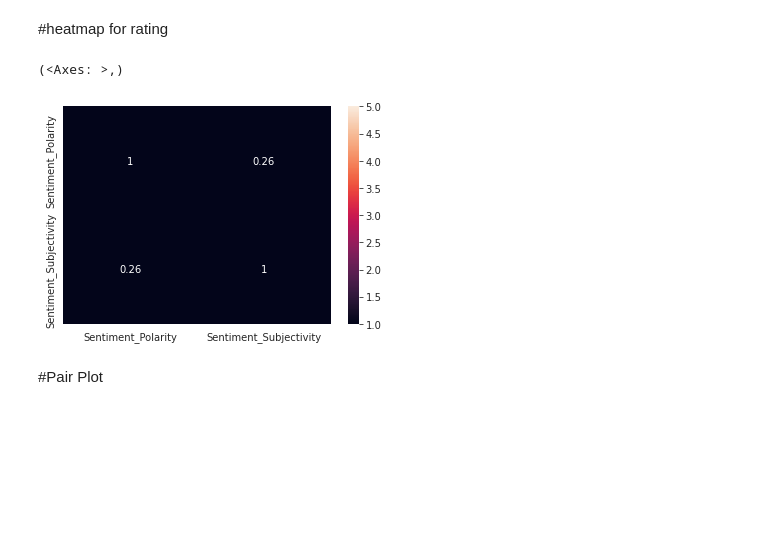
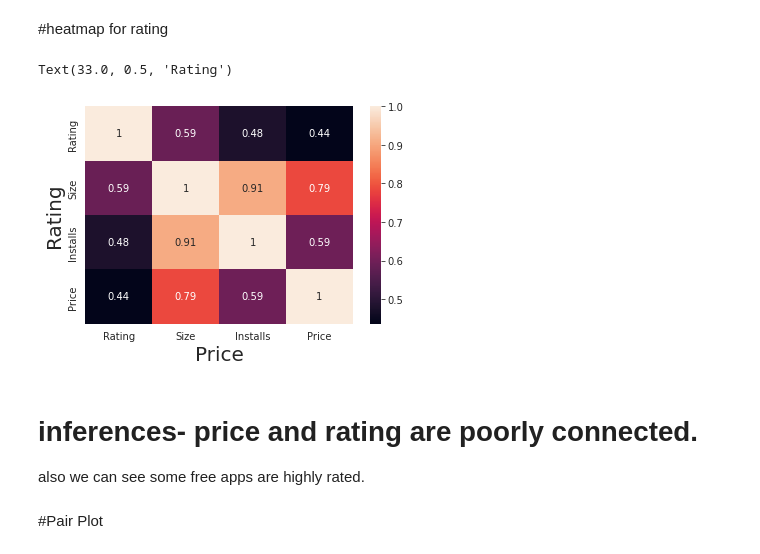
Before and after one commit to niteshchobdar38/EDA-project, a Jupyter notebook: Nitesh_Play_Store_Review.ipynb, the cells around one changed output. Drawn from its saved outputs; the diff is of its cells as text; code cells hidden in the pictures; blank space fills up the shorter version.

```diff
--- a/Nitesh_Play_Store_Review.ipynb
+++ b/Nitesh_Play_Store_Review.ipynb
@@ -312,7 +394,2 @@ One interesting oberservation is that even though few apps are large in size, th
 
 Also, some of the paid apps has less ratings. So price and ratings are poorly correlated.
-# %%
-sns.set_style("darkgrid")
-
-ax = sns.jointplot(data=final_df_data, x= "Size", y = "Rating" , kind='hex')
-ax.fig.suptitle("Rating vs Size of Apps", y = 1.02, fontsize=14 )
@@ -329,11 +403,16 @@ Text(0.5, 1.02, 'Rating vs Size of Apps')
 [figure]
 # %% [markdown]
 #heatmap for rating
-# %%
-sns.heatmap(df_reviews.corr(), vmax=5,vmin=1,annot=True),
-# %% [output]
-(<Axes: >,)
-[figure, removed]
+# %%
+sns.heatmap(df_rats.corr(),annot=True)
+plt.xlabel('Price',fontsize=20)
+plt.ylabel('Rating',fontsize=20)
+# %% [output]
+Text(33.0, 0.5, 'Rating')
+[figure, added]
+# %% [markdown]
+# **inferences**- price and rating are poorly connected.
+also we can see some free apps are highly rated.
 # %% [markdown]
 #Pair Plot
 # %%
```
Also changed, not shown: parts of 17 cells of this notebook.
